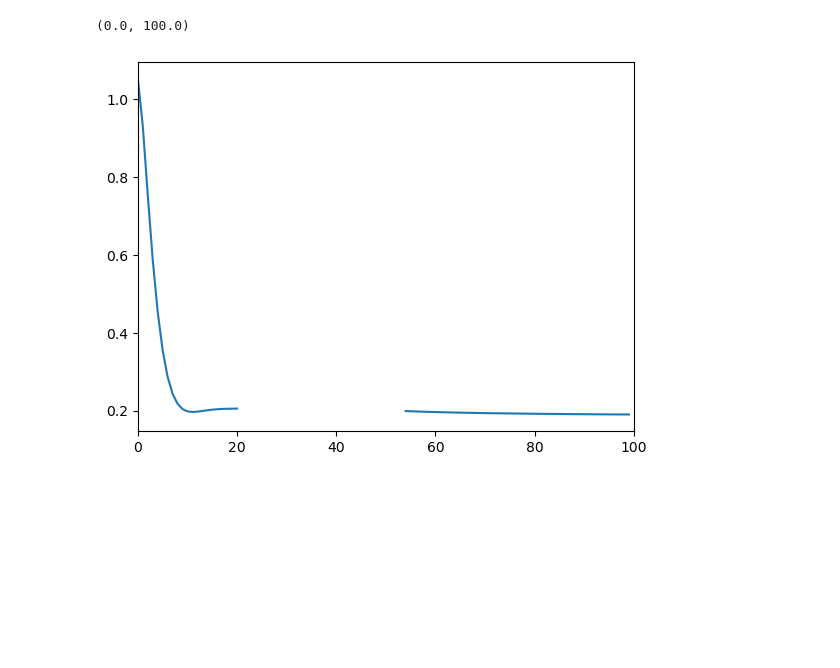
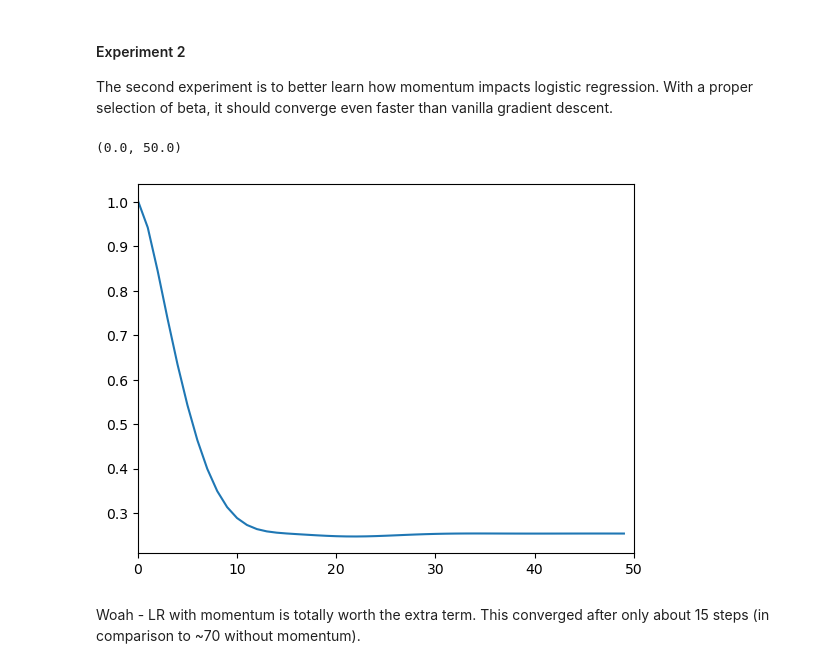
Before and after one commit to ShadowedSpace/ShadowedSpace.github.io, a Jupyter notebook: posts/BP7/BP7.ipynb, the cells around one changed output. Drawn from its saved outputs; the diff is of its cells as text; code cells hidden in the pictures; blank space fills up the shorter version.

```diff
--- a/posts/BP7/BP7.ipynb
+++ b/posts/BP7/BP7.ipynb
@@ -54,9 +75,11 @@ opt = GradientDescentOptimizer(LR, w, w_prev)
 
 losses = []
 
-for _ in range(200):
+for _ in range(100):
     losses.append(LR.loss(X, y))
-    opt.step(X, y, alpha = 0.5, beta = 0)
+    opt.step(X, y, alpha = 1.5, beta = 0)
 
 plt.plot(losses)
+plt.xlabel("Iterations")
+plt.ylabel("Loss")
 # %% [output]
@@ -79,24 +106,29 @@ Accuracy: 0.9333333373069763
+# %% [markdown]
+#### Experiment 2
+The second experiment is to better learn how momentum impacts logistic regression. With a proper selection of beta, it should converge even faster than vanilla gradient descent.
 # %%
 # momentum
 
 X2, y2 = classification_data(noise = 0.5)
 w2 = torch.linspace(-1, 1, X2.shape[1])
 w_prev2 = torch.linspace(-1, 1, X2.shape[1])
 
 LR2 = LogisticRegression(w)
 opt2 = GradientDescentOptimizer(LR2, w2, w_prev2)
 
 losses = []
 
-for _ in range(100):
+for _ in range(50):
     losses.append(LR2.loss(X2, y2))
-    opt2.step(X, y, alpha = 0.7, beta = 0.9)
+    opt2.step(X, y, alpha = 0.45, beta = 0.9)
 
 plt.plot(losses)
-plt.xlim(0, 100)
+plt.xlim(0, 50)
 # %% [output]
-(0.0, 100.0)
+(0.0, 50.0)
-[figure, old version]
+[figure, new version]
+# %% [markdown]
+Woah - LR with momentum is totally worth the extra term. This converged after only about 15 steps (in comparison to ~70 without momentum).
 # %%
 # Predict the labels
 y_pred2 = LR2.predict(X2)
```
Also changed, not shown: parts of 25 cells of this notebook, 9 other files.
